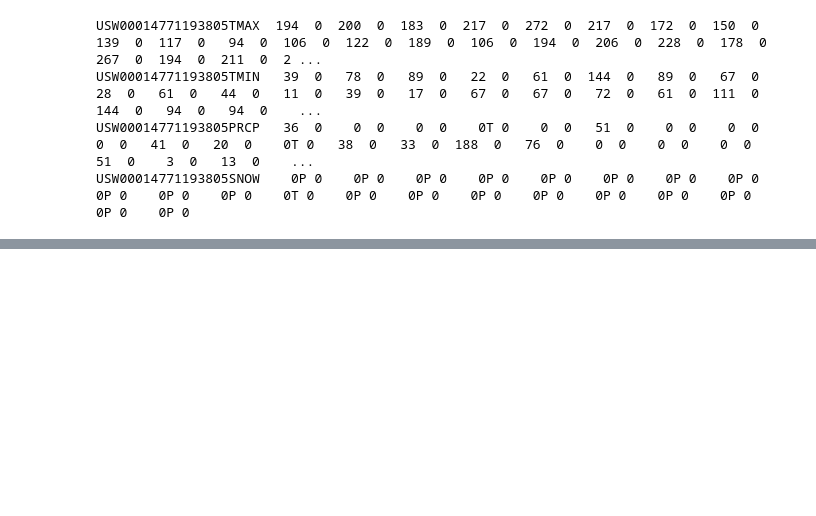
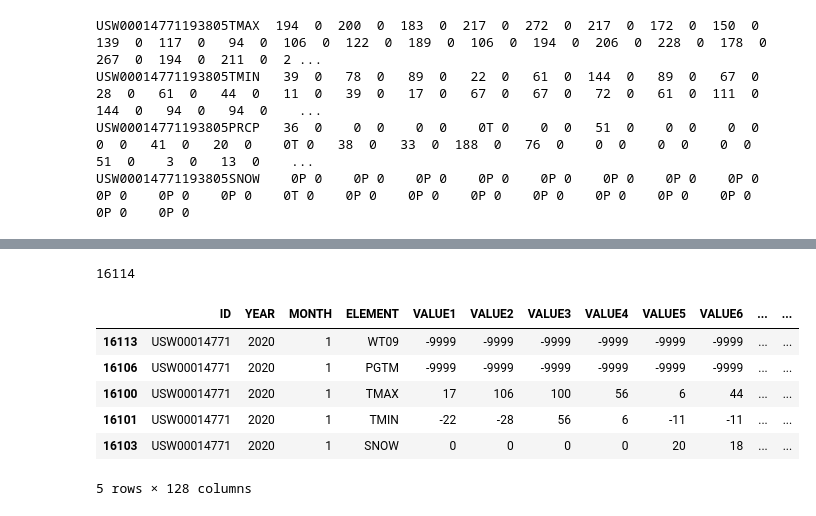
Before and after one commit to gautsi/climate, a Jupyter notebook: notebooks/ghcn.ipynb, the cells around one changed output, grey strips where cells are left out. Saved outputs shown, nothing was run; the diff lists cells and outputs as text; code cells hidden in the pictures; blank space fills up the shorter version.

```diff
--- a/notebooks/ghcn.ipynb
+++ b/notebooks/ghcn.ipynb
@@ -91,0 +114,14 @@ USW00014771193805SNOW    0P 0    0P 0    0P 0    0P 0    0P 0    0P 0    0P 0
+# %%
+len(test_dly_df)
+# %% [output]
+16114
+# %%
+test_dly_df.sort_values("YEAR", ascending = False).head()
+# %% [output]
+|  | ID | YEAR | MONTH | ELEMENT | VALUE1 | VALUE2 | VALUE3 | VALUE4 | VALUE5 | VALUE6 | ... | ... |
+| 16113 | USW00014771 | 2020 | 1 | WT09 | -9999 | -9999 | -9999 | -9999 | -9999 | -9999 | ... | ... |
+| 16106 | USW00014771 | 2020 | 1 | PGTM | -9999 | -9999 | -9999 | -9999 | -9999 | -9999 | ... | ... |
+| 16100 | USW00014771 | 2020 | 1 | TMAX | 17 | 106 | 100 | 56 | 6 | 44 | ... | ... |
+| 16101 | USW00014771 | 2020 | 1 | TMIN | -22 | -28 | 56 | 6 | -11 | -11 | ... | ... |
+| 16103 | USW00014771 | 2020 | 1 | SNOW | 0 | 0 | 0 | 0 | 20 | 18 | ... | ... |
+5 rows × 128 columns
```
Also changed, not shown: parts of 21 cells of this notebook, 4 other files.
